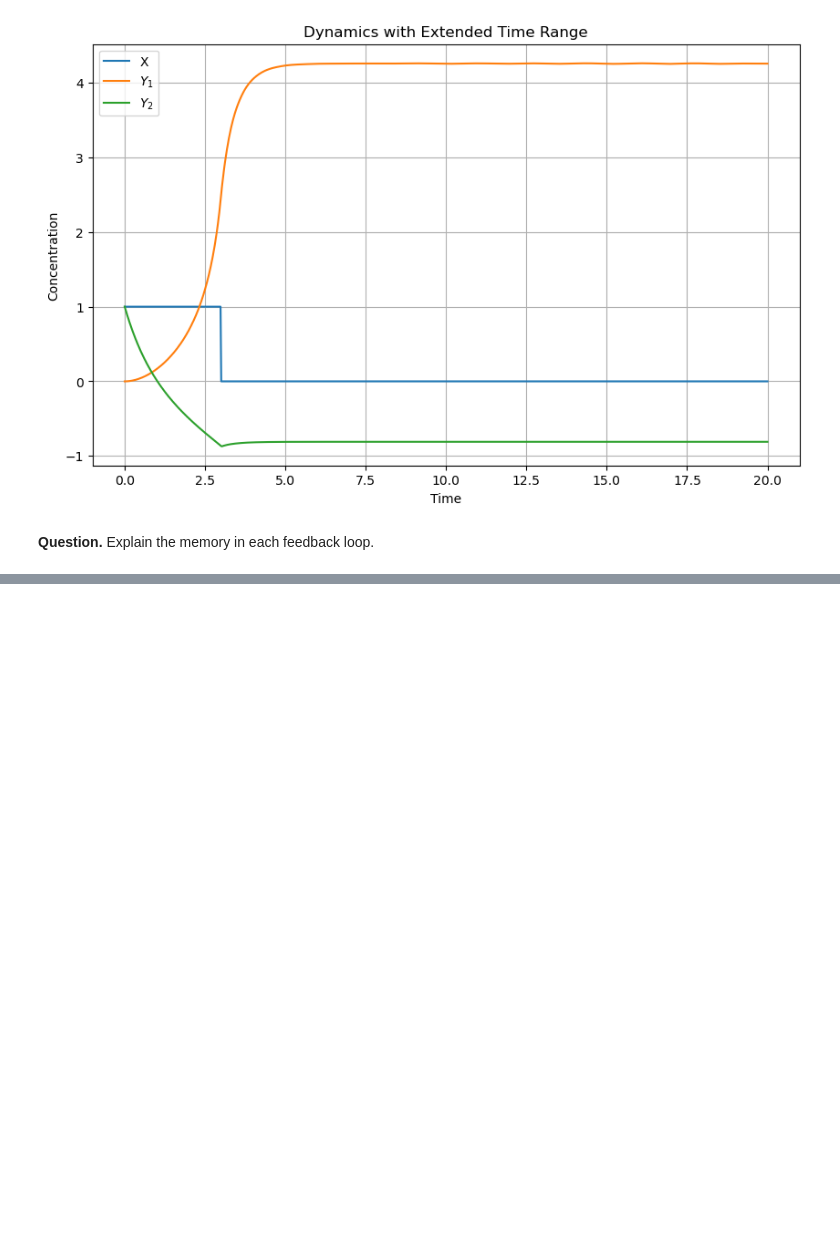
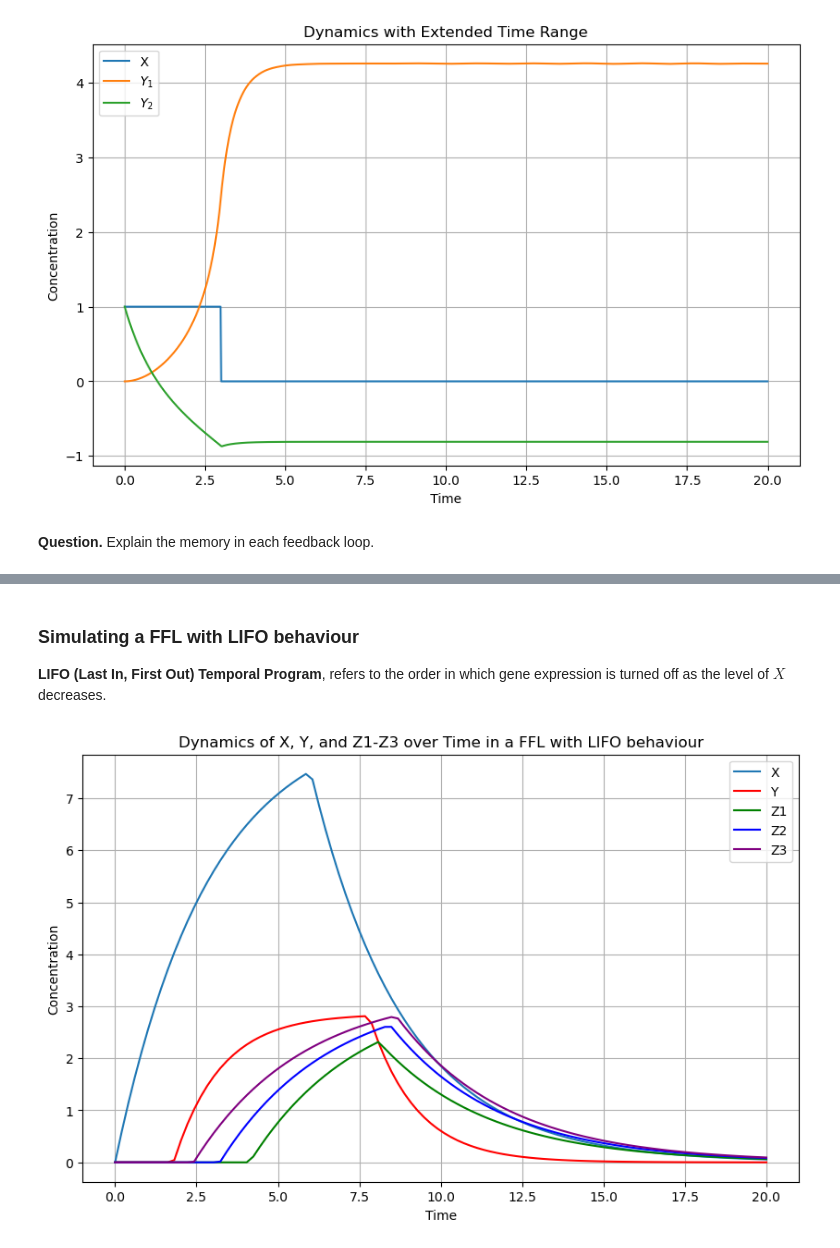
Before and after one commit to amoyag/practicas_biofisica, a Jupyter notebook: session3_complexcircuits.ipynb, the cells around one changed output, grey strips where cells are left out. Drawn from its saved outputs; the diff is of its cells as text; code cells hidden in the pictures; blank space fills up the shorter version.

Commit message:
Session 3  ready (Feedback loops, SIM-LIFO, multioutput FFL-FIFO).

```diff
--- a/session3_complexcircuits.ipynb
+++ b/session3_complexcircuits.ipynb
@@ -270,0 +204,66 @@ plt.show()
+# %% [markdown]
+### Simulating a FFL with LIFO behaviour
+**LIFO (Last In, First Out) Temporal Program**, refers to the order in which gene expression is turned off as the level of $X$ decreases.
+# %%
+# Parameters for X, Y, Z1, Z2, and Z3
+alpha_X = 0.35
+beta_X = 3
+alpha_Y = 0.7
+beta_Y = 2
+alpha_Z1 = 0.3
+beta_Z1 = 1
+alpha_Z2 = 0.3
+beta_Z2 = 1
+alpha_Z3 = 0.3
+beta_Z3 = 1
+X_threshold = 1  # Threshold for X to activate Z genes
+Y_threshold = 4
+Z1_threshold = 2.3  # Threshold for Y to activate Z1
+Z2_threshold = 1.8  # Threshold for Y to activate Z2
+Z3_threshold = 1    # Threshold for Y to activate Z3
+
+# Redefining the system of differential equations with AND logic for Z1, Z2, and Z3
+
+def ffl_system_and(conditions, t, alpha_X, beta_X, alpha_Y, beta_Y, alpha_Z1, beta_Z1, alpha_Z2, beta_Z2, alpha_Z3, beta_Z3, X_threshold, Y_threshold, Z1_threshold, Z2_threshold, Z3_threshold):
+    X, Y, Z1, Z2, Z3 = conditions
+
+    # Equation for X
+    if t < 6:
+        dXdt = beta_X - alpha_X * X
+    else:
+        dXdt = -alpha_X * X
+
+    # Equation for Y
+    if X > Y_threshold:
+        dYdt = beta_Y - alpha_Y * Y
+    else:
+        dYdt = -alpha_Y * Y
+
+    # Equations for Z1, Z2, Z3 using AND logic with different X thresholds
+    dZ1dt = beta_Z1 - alpha_Z1 * Z1 if (Y > Z1_threshold and X > X_threshold) else -alpha_Z1 * Z1
+    dZ2dt = beta_Z2 - alpha_Z2 * Z2 if (Y > Z2_threshold and X > X_threshold + 1) else -alpha_Z2 * Z2  # Slightly higher threshold for Z2
+    dZ3dt = beta_Z3 - alpha_Z3 * Z3 if (Y > Z3_threshold and X > X_threshold + 2) else -alpha_Z3 * Z3  # Even higher threshold for Z3
+
+    return [dXdt, dYdt, dZ1dt, dZ2dt, dZ3dt]
+
+# Solve the system of ODEs with AND logic
+conditions_and = odeint(ffl_system_and, [X_0, Y_0, Z1_0, Z2_0, Z3_0], t, args=(alpha_X, beta_X, alpha_Y, beta_Y, alpha_Z1, beta_Z1, alpha_Z2, beta_Z2, alpha_Z3, beta_Z3, X_threshold, Y_threshold, Z1_threshold, Z2_threshold, Z3_threshold))
+
+# Extract X, Y, Z1, Z2, and Z3 for AND logic
+X_and, Y_and, Z1_and, Z2_and, Z3_and = conditions_and.T
+
+# Plot results for AND logic
+plt.figure(figsize=(10, 6))
+plt.plot(t, X_and, label='X')
+plt.plot(t, Y_and, label='Y', color='red')
+plt.plot(t, Z1_and, label='Z1', color='green')
+plt.plot(t, Z2_and, label='Z2', color='blue')
+plt.plot(t, Z3_and, label='Z3', color='purple')
+plt.xlabel('Time')
+plt.ylabel('Concentration')
+plt.title('Dynamics of X, Y, and Z1-Z3 over Time in a FFL with LIFO behaviour')
+plt.grid(True)
+plt.legend()
+plt.show()
+# %% [output]
+[figure, added]
```
Also changed, not shown: parts of 5 cells of this notebook.
